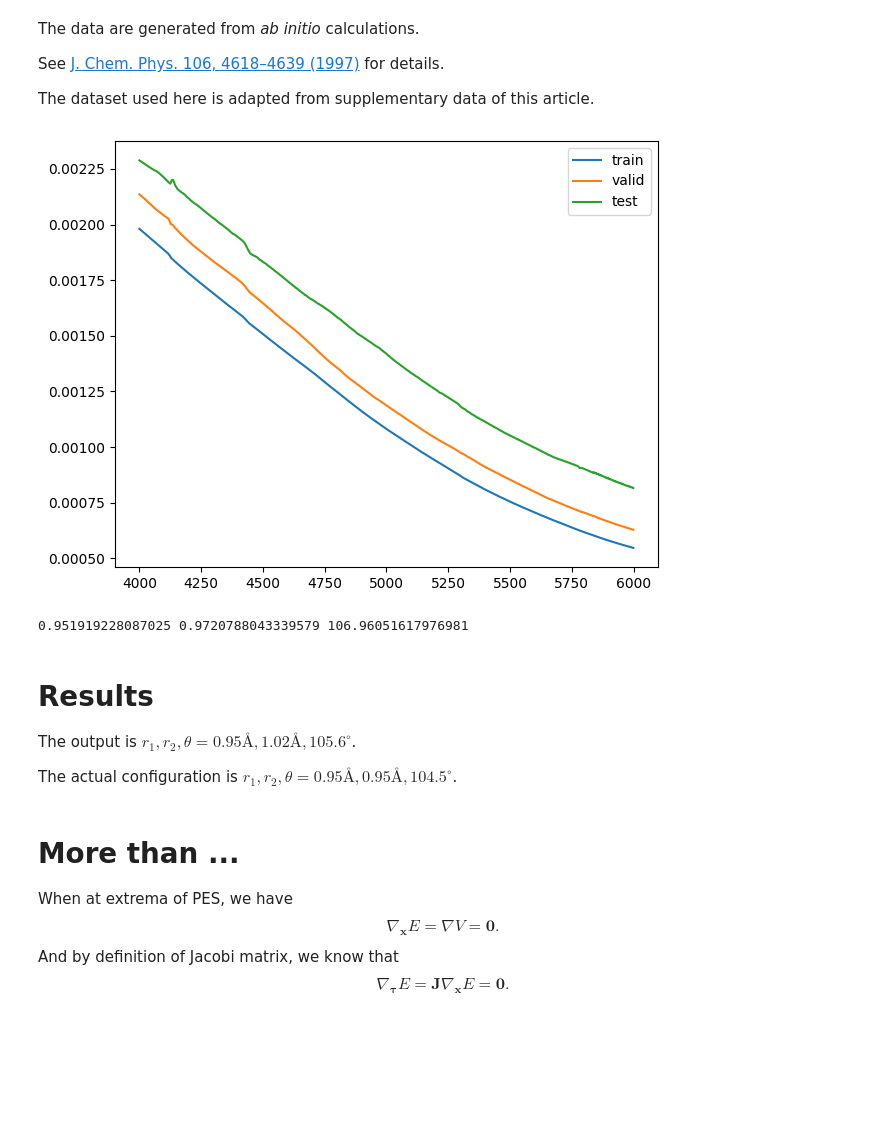
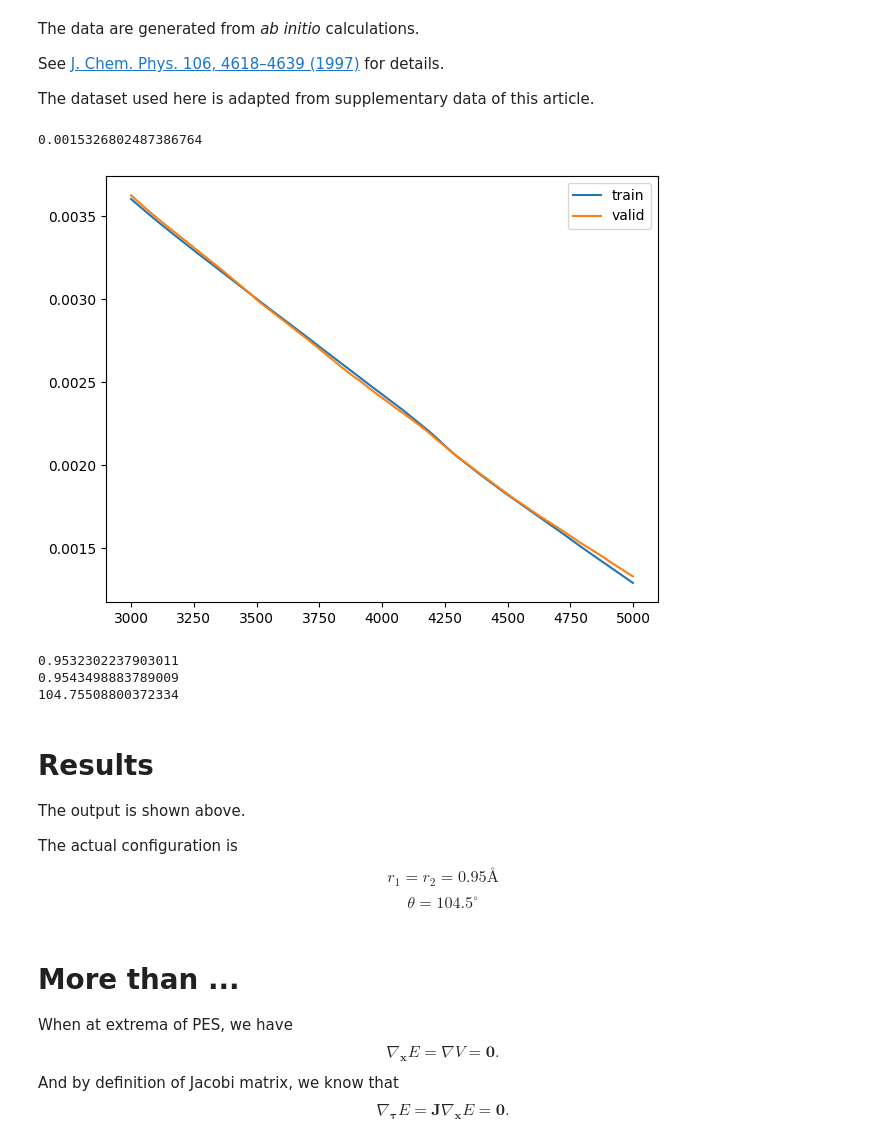
Before and after one commit to Br0kenSmi1e/FlowPES, a Jupyter notebook: water.ipynb, the cells around one changed output. Drawn from its saved outputs; the diff is of its cells as text; code cells hidden in the pictures; blank space fills up the shorter version.

```diff
--- a/water.ipynb
+++ b/water.ipynb
@@ -80,11 +78,9 @@ def RealNVP(transform, n: int):
             inverse_funs.append(inverse_fun)
 
         def feed_forward(params, apply_funs, inputs):
-            log_det_jacobians = jnp.zeros(inputs.shape[:1])
             for apply_fun, param in zip(apply_funs, params):
-                inputs, log_det_jacobian = apply_fun(param, inputs)
-                log_det_jacobians += log_det_jacobian
-            return inputs, log_det_jacobians
+                inputs = apply_fun(param, inputs)
+            return inputs
 
         def direct_fun(params, inputs):
             return feed_forward(params, direct_funs, inputs)
@@ -108,7 +104,7 @@ def make_error_loss(flow_forward, data_file):
     batch_decoupled_energy = jax.vmap(harmonic_potential, (0, None), 0)
 
     def loss(params, u0):
-        outputs, _ = flow_forward(params, inputs)
+        outputs = flow_forward(params, inputs)
         decoupled_energy = batch_decoupled_energy(outputs, u0)
         return jnp.mean( (decoupled_energy - energy) ** 2 )
 
@@ -120,10 +116,8 @@ See [J. Chem. Phys. 106, 4618–4639 (1997)](https://doi.org/10.1063/1.473987) f
 
 The dataset used here is adapted from supplementary data of this article.
 # %%
-batchsize = 8192
-n = 1
 dim = 3
-nlayers = 6
+nlayers = 10
 rng = jax.random.PRNGKey(42)
 
 def transform(rng, cutoff: int, other: int):
@@ -135,7 +129,7 @@ def transform(rng, cutoff: int, other: int):
 flow_init = RealNVP(transform, nlayers)
 
 init_rng, rng = jax.random.split(rng)
-params, flow_forward, flow_inverse = flow_init(init_rng, 3)
+params, flow_forward, flow_inverse = flow_init(init_rng, dim)
 
 loss = make_error_loss(flow_forward, "./h2opes/h2opes_train.txt")
 valid_loss = make_error_loss(flow_forward, "./h2opes/h2opes_valid.txt")
@@ -163,38 +157,47 @@ def step(params, u0, params_opt_state, u0_opt_state):
 # %%
 train_loss_history = []
 valid_loss_history = []
-test_loss_history = []
-nsteps = 6000
+# test_loss_history = []
+nsteps = 5000
 for i in range(nsteps):
     value, params, u0, params_opt_state, u0_opt_state = step(params, u0, params_opt_state, u0_opt_state)
     train_loss_history.append(value)
     valid_loss_history.append(valid_loss(params, u0))
-    test_loss_history.append(test_loss(params, u0))
+    # test_loss_history.append(test_loss(params, u0))
     # print(i, value)
 # print(u0)
+print(test_loss(params, u0))
 output = flow_inverse(params, jnp.array([[0, 0, 0]]))
+# %% [output]
+0.0015326802487386764
 # %%
 import matplotlib.pyplot as plt
 fig, ax = plt.subplots()
-start_step = 4000
+start_step = 3000
 ax.plot(range(start_step, nsteps), train_loss_history[start_step:nsteps], label = "train")
 ax.plot(range(start_step, nsteps), valid_loss_history[start_step:nsteps], label = "valid")
-ax.plot(range(start_step, nsteps), test_loss_history[start_step:nsteps], label = "test")
+# ax.plot(range(start_step, nsteps), test_loss_history[start_step:nsteps], label = "test")
 ax.legend(loc="upper right")
 fig.tight_layout()
 fig.show()
 # %% [output]
-[figure, old version]
+[figure, new version]
 # %%
-print(-jnp.log(output[0][0][0]), -jnp.log(output[0][0][1]), jnp.acos(output[0][0][2]) * 180 / jnp.pi)
+print(-jnp.log(output[0][0]))
+print(-jnp.log(output[0][1]))
+print(jnp.acos(output[0][2]) * 180 / jnp.pi)
 # %% [output]
-0.951919228087025 0.9720788043339579 106.96051617976981
+0.9532302237903011
+0.9543498883789009
+104.75508800372334
 # %% [markdown]
 # Results
 
-The output is $r_1, r_2, \theta = 0.95\text{\AA}, 1.02\text{\AA}, 105.6^{\circ}$.
+The output is shown above.
 
-The actual configuration is $r_1, r_2, \theta = 0.95\text{\AA}, 0.95\text{\AA}, 104.5^{\circ}$.
+The actual configuration is
+$$r_1 = r_2 = 0.95\text{\AA}$$
+$$\theta = 104.5^{\circ}$$
 # %% [markdown]
 # More than ...
 When at extrema of PES, we have
```
Also changed, not shown: parts of 1 cell of this notebook.
